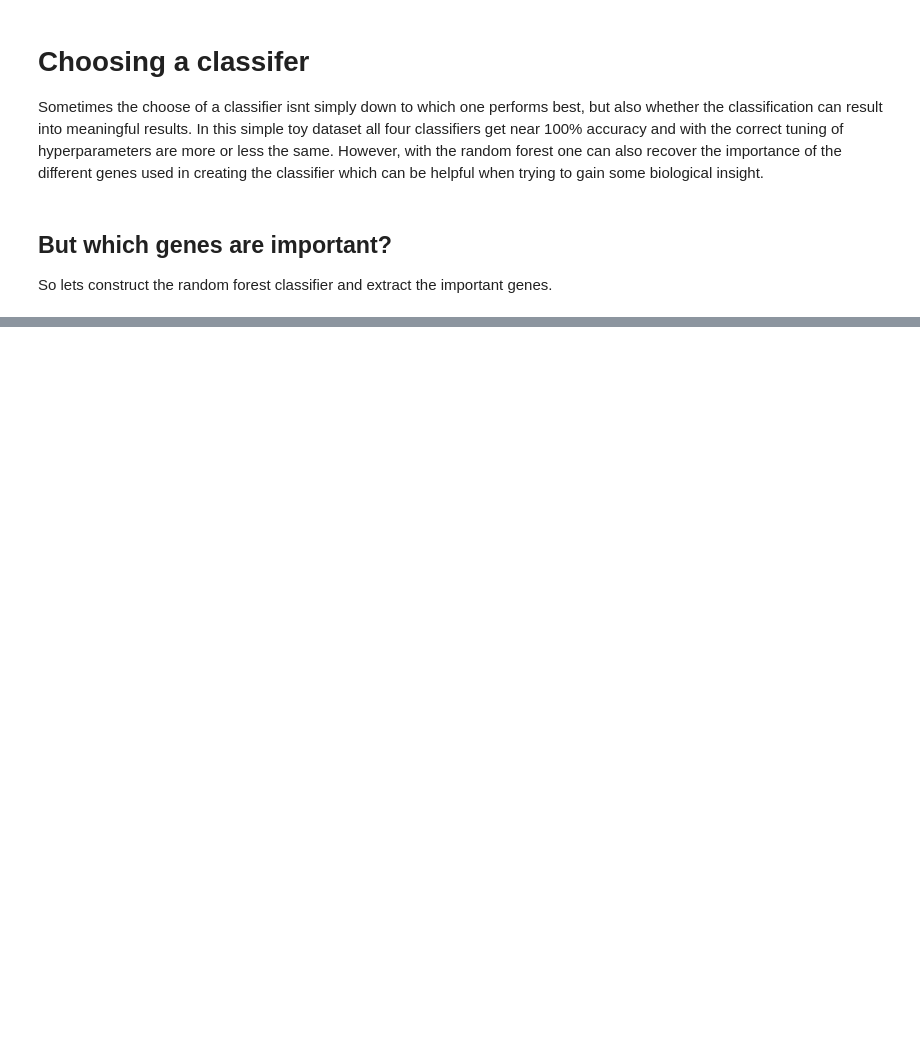
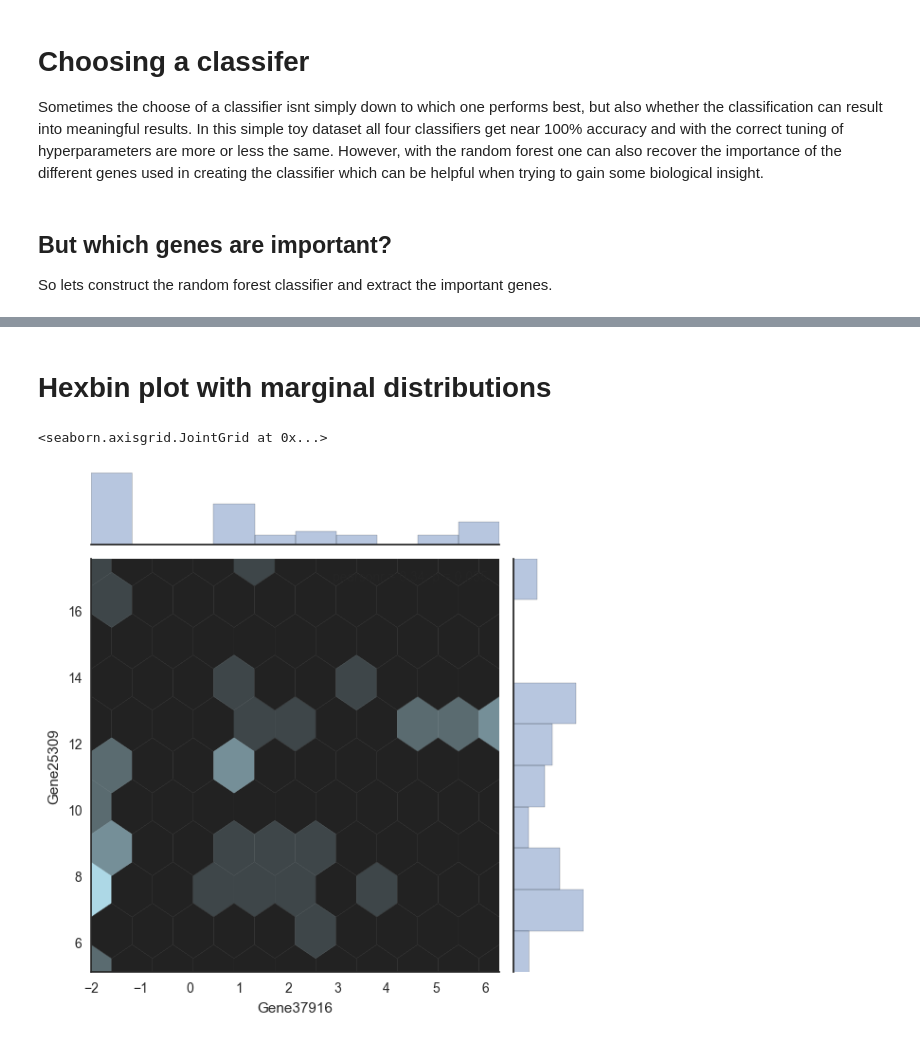
Before and after one commit to Quarkins/Bioinformatics-Tidbits, a Jupyter notebook: ClassifierBuilder.ipynb, the cells around one changed output, grey strips where cells are left out. Drawn from its saved outputs; the diff is of its cells as text; code cells hidden in the pictures; blank space fills up the shorter version.

Commit message:
Add on some seaborn stuff

```diff
--- a/ClassifierBuilder.ipynb
+++ b/ClassifierBuilder.ipynb
@@ -333,0 +400,9 @@ plt.show()
+# %% [markdown]
+# Hexbin plot with marginal distributions
+# %%
+sns.set_style("white")
+pal = sns.dark_palette("lightblue", as_cmap=True)
+sns.jointplot(sds.Gene37916,sds.Gene25309, kind="hex",gridsize=10,cmap=pal, marginal_kws=dict(bins=10))
+# %% [output]
+<seaborn.axisgrid.JointGrid at 0x...>
+[figure, added]
```
Also changed, not shown: parts of 20 cells of this notebook.
